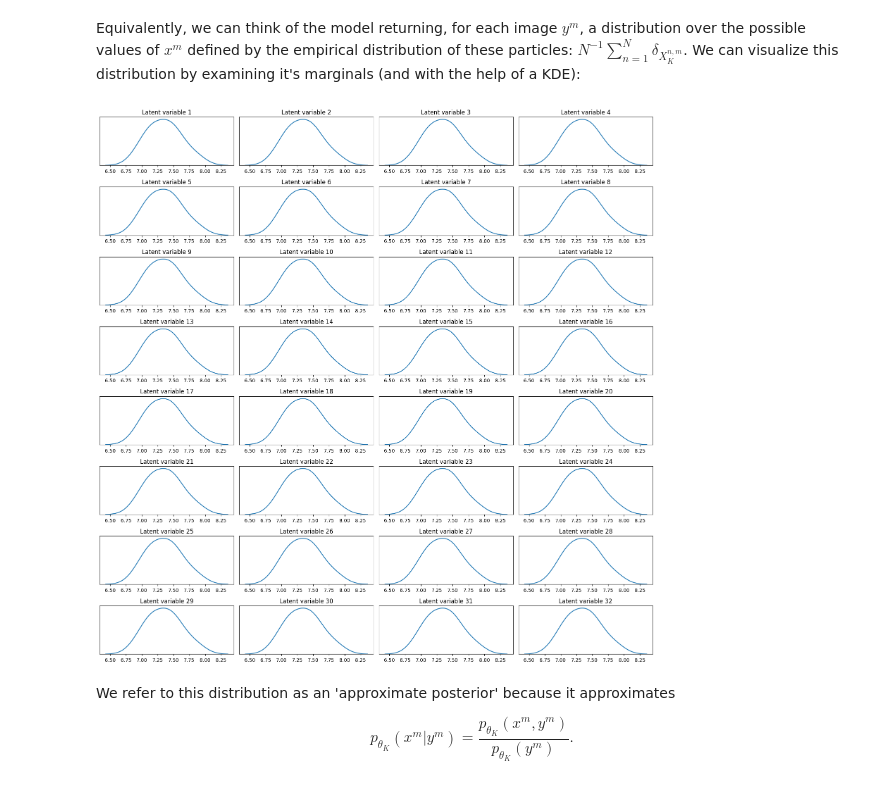
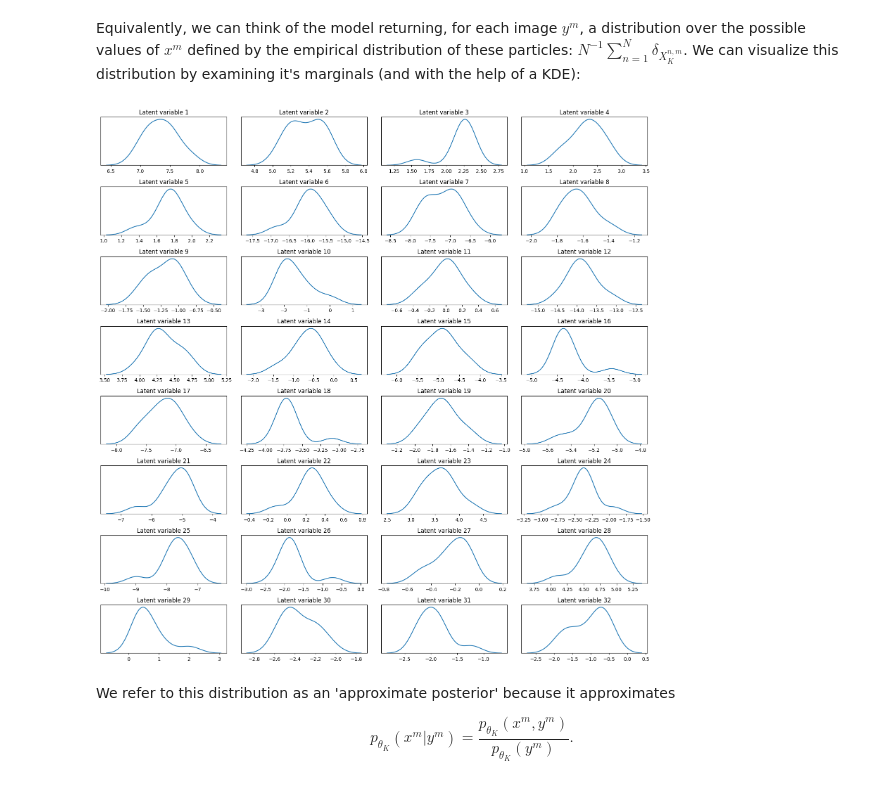
Before and after one commit to juankuntz/LPAE, a Jupyter notebook: notebooks/MNIST_tutorial.ipynb, the cells around one changed output. Drawn from its saved outputs; the diff is of its cells as text; code cells hidden in the pictures.

```diff
--- a/notebooks/MNIST_tutorial.ipynb
+++ b/notebooks/MNIST_tutorial.ipynb
@@ -161,7 +160,7 @@ As discussed in the [docs](https://lpae.readthedocs.io/en/latest/) (in what foll
 i = 0
 
 # Get particles for the ith image:
-particles = model.get_particles(index_batch=[i])[:, 0, :]
+particles = model.get_particles(index_batch=[i])[0, :, :]
 
 # Plot them:
 plt.figure(figsize=(16, 16))
@@ -170,7 +169,7 @@ for j in range(latent_dimensions):
     ax = plt.subplot(8, 4, j + 1)
     ax.set_title(f'Latent variable {j + 1}')
     ax.get_yaxis().set_visible(False)
-    plt.stem(particles[:, i].numpy(), np.ones(10))
+    plt.stem(particles[:, j].numpy(), np.ones(10))
 plt.gcf().tight_layout()
 plt.show()
 # %% [output]
@@ -180,16 +179,16 @@ Equivalently, we can think of the model returning, for each image $y^m$, a distr
 # %%
 # Plot them:
 plt.figure(figsize=(16, 16))
 grid_size = math.ceil(latent_dimensions ** (1/2))
 for j in range(latent_dimensions):
     ax = plt.subplot(8, 4, j + 1)
     ax.set_title(f'Latent variable {j + 1}')
     ax.get_yaxis().set_visible(False)
-    sns.kdeplot(particles[:, i].numpy(), ax=ax)
+    sns.kdeplot(particles[:, j].numpy(), ax=ax)
 plt.gcf().tight_layout()
 plt.show()
 # %% [output]
-[figure, old version]
+[figure, new version]
 # %% [markdown]
 We refer to this distribution as an 'approximate posterior' because it approximates
 
```
Also changed, not shown: parts of 10 cells of this notebook, 1 other file.
